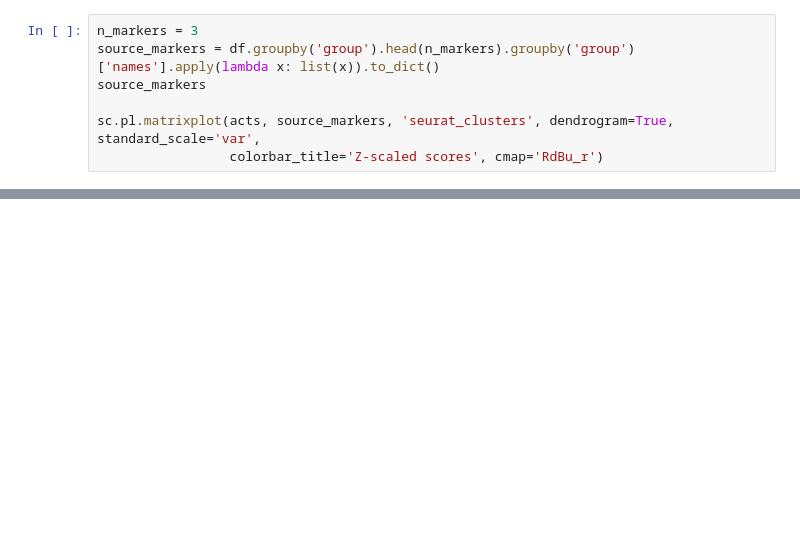
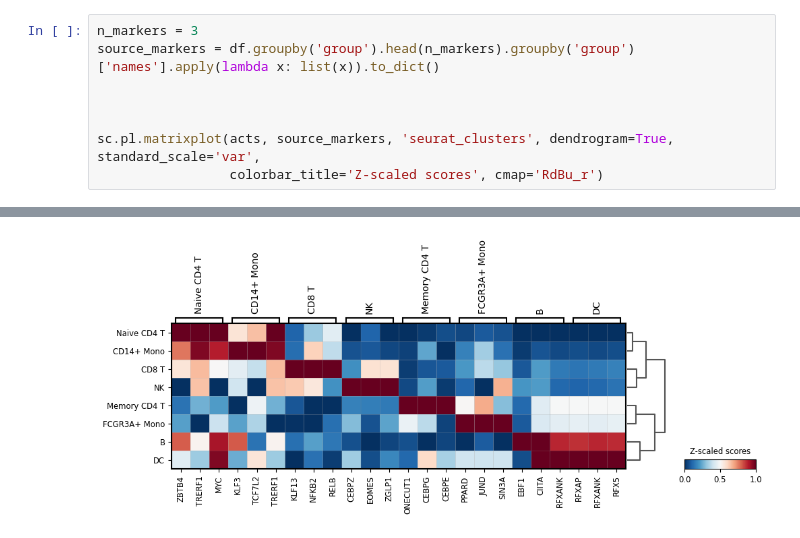
Before and after one commit to rissahe/LR2TF_HiWi, a Jupyter notebook: decoupler_dataset/decoupler_dataset.ipynb, the cells around one changed output, grey strips where cells are left out. Cells and saved outputs as stored; diff of their text form; blank space fills up the shorter version.

```diff
--- a/decoupler_dataset/decoupler_dataset.ipynb
+++ b/decoupler_dataset/decoupler_dataset.ipynb
@@ -58,7 +61,8 @@ Categories (9, object): ['0', '1', '2', '3', ..., '5', '6', '7', '8']
 # %%
 n_markers = 3
 source_markers = df.groupby('group').head(n_markers).groupby('group')['names'].apply(lambda x: list(x)).to_dict()
-source_markers
+
+
 
 sc.pl.matrixplot(acts, source_markers, 'seurat_clusters', dendrogram=True, standard_scale='var',
                  colorbar_title='Z-scaled scores', cmap='RdBu_r')
@@ -66,0 +73 @@ KeyError: "['8'] not in index"
+[figure, added]
```
Also changed, not shown: parts of 8 cells of this notebook, 5 other files.
